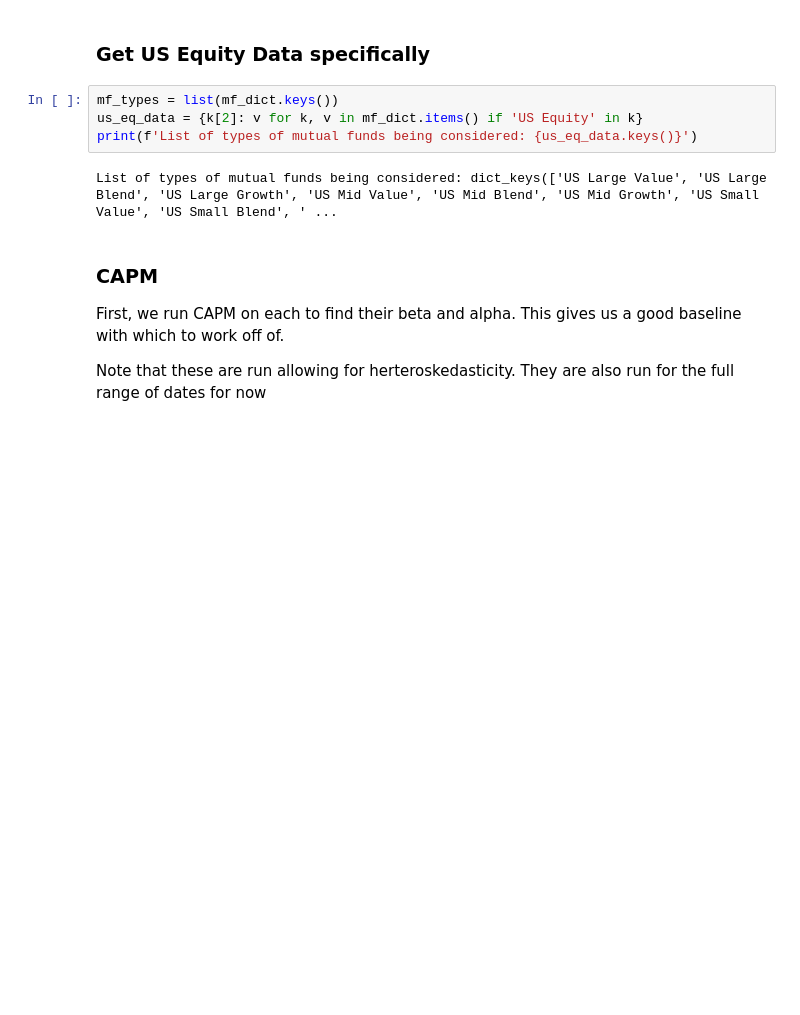
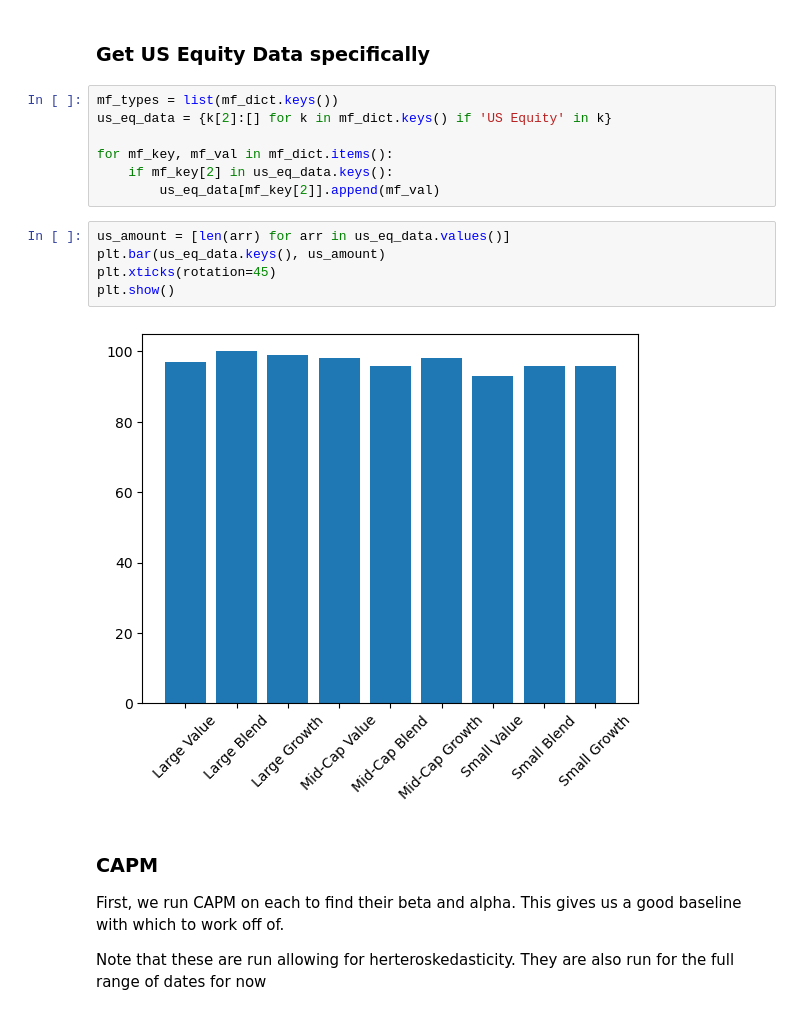
Before and after one commit to earlight/15-4331-final-project, a Jupyter notebook: data_analysis.ipynb, the cells around one changed output. Cells and saved outputs as stored; diff of their text form; blank space fills up the shorter version.

```diff
--- a/data_analysis.ipynb
+++ b/data_analysis.ipynb
@@ -85,10 +92,18 @@ First, let us look at those actively managed US equity funds
 ### Get US Equity Data specifically
 # %%
 mf_types = list(mf_dict.keys())
-us_eq_data = {k[2]: v for k, v in mf_dict.items() if 'US Equity' in k}
-print(f'List of types of mutual funds being considered: {us_eq_data.keys()}')
+us_eq_data = {k[2]:[] for k in mf_dict.keys() if 'US Equity' in k}
+
+for mf_key, mf_val in mf_dict.items():
+    if mf_key[2] in us_eq_data.keys():
+        us_eq_data[mf_key[2]].append(mf_val)
-# %% [output]
-List of types of mutual funds being considered: dict_keys(['US Large Value', 'US Large Blend', 'US Large Growth', 'US Mid Value', 'US Mid Blend', 'US Mid Growth', 'US Small Value', 'US Small Blend', ' ...
+# %%
+us_amount = [len(arr) for arr in us_eq_data.values()]
+plt.bar(us_eq_data.keys(), us_amount)
+plt.xticks(rotation=45)
+plt.show()
+# %% [output]
+[figure, added]
 # %% [markdown]
 ### CAPM
 First, we run CAPM on each to find their beta and alpha.  This gives us a good baseline with which to work off of.
```
Also changed, not shown: parts of 11 cells of this notebook.
